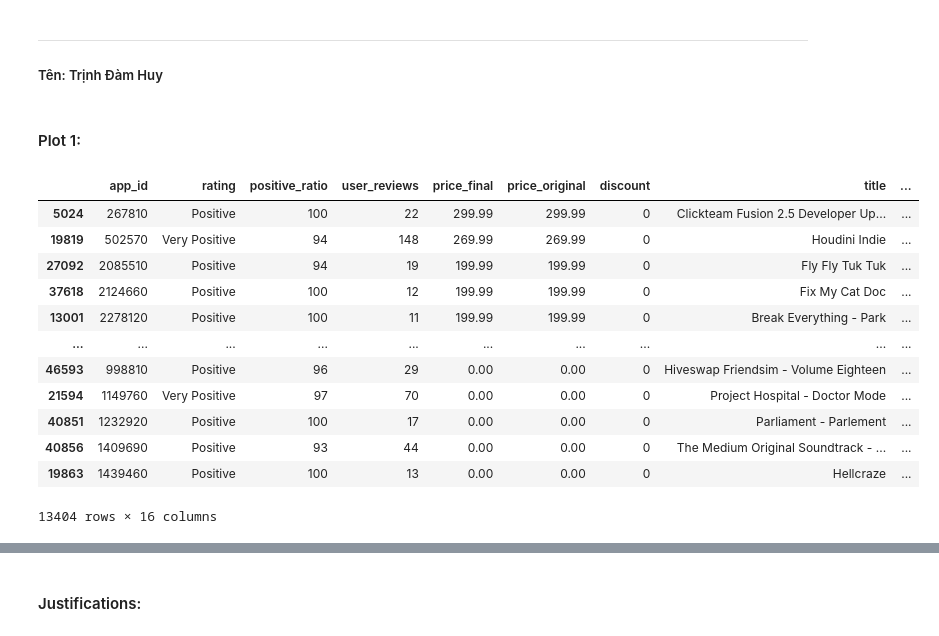
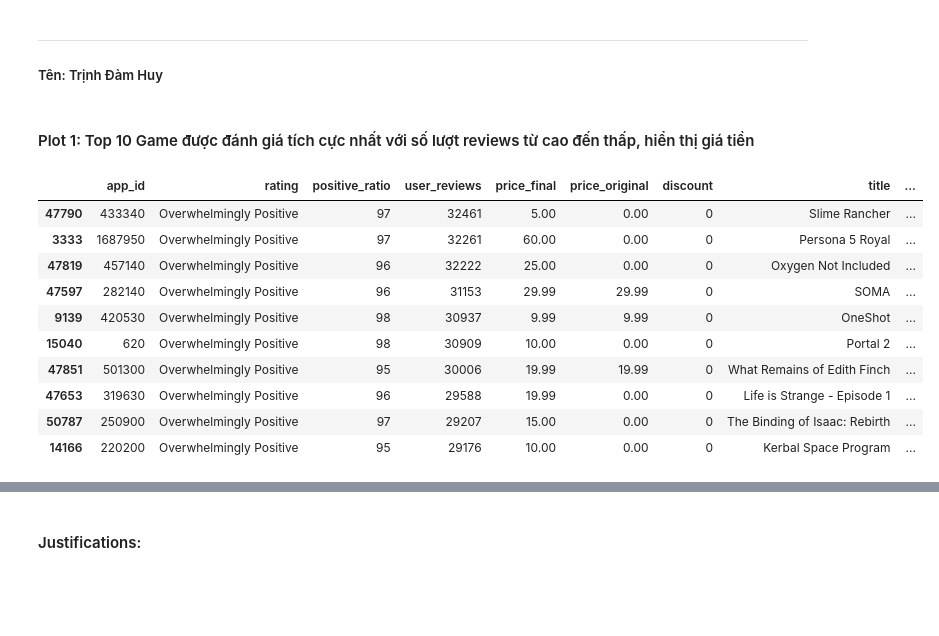
Before and after one commit to ThxgHntr/steam-games-data-analysis, a Jupyter notebook: final_project.ipynb, the cells around one changed output, grey strips where cells are left out. Drawn from its saved outputs; the diff is of its cells as text; code cells hidden in the pictures; blank space fills up the shorter version.

Commit message:
update plot 1&2

```diff
--- a/final_project.ipynb
+++ b/final_project.ipynb
@@ -452,22 +452,21 @@ df_merge_2.to_csv('games.csv', index=False)
 # %% [markdown]
 ---
 ##### Tên: Trịnh Đàm Huy
-# %% [markdown]
-#### Plot 1:
+# %% [markdown]
+#### Plot 1: Top 10 Game được đánh giá tích cực nhất với số lượt reviews từ cao đến thấp, hiển thị giá tiền
 # %%
-# Thống kê các game được đánh giá tích cực với mức giá từ cao đến thấp
-df_merge_2[df_merge_2['positive_ratio'] > 90].sort_values(by='price_final', ascending=False)
+# Top 10 Game được đánh giá tích cực nhất với số lượt user_reviews từ cao đến thấp
+top_10 = df_merge_2[df_merge_2['rating'] == 'Overwhelmingly Positive'].sort_values('user_reviews', ascending=False).head(10)
+top_10
 # %% [output]
 |  | app_id | rating | positive_ratio | user_reviews | price_final | price_original | discount | title | ... |
-| 5024 | 267810 | Positive | 100 | 22 | 299.99 | 299.99 | 0 | Clickteam Fusion 2.5 Developer Up... | ... |
-| 19819 | 502570 | Very Positive | 94 | 148 | 269.99 | 269.99 | 0 | Houdini Indie | ... |
-| 27092 | 2085510 | Positive | 94 | 19 | 199.99 | 199.99 | 0 | Fly Fly Tuk Tuk | ... |
-| 37618 | 2124660 | Positive | 100 | 12 | 199.99 | 199.99 | 0 | Fix My Cat Doc | ... |
-| 13001 | 2278120 | Positive | 100 | 11 | 199.99 | 199.99 | 0 | Break Everything - Park | ... |
-| ... | ... | ... | ... | ... | ... | ... | ... | ... | ... |
-| 46593 | 998810 | Positive | 96 | 29 | 0.00 | 0.00 | 0 | Hiveswap Friendsim - Volume Eighteen | ... |
-| 21594 | 1149760 | Very Positive | 97 | 70 | 0.00 | 0.00 | 0 | Project Hospital - Doctor Mode | ... |
-| 40851 | 1232920 | Positive | 100 | 17 | 0.00 | 0.00 | 0 | Parliament - Parlement | ... |
-| 40856 | 1409690 | Positive | 93 | 44 | 0.00 | 0.00 | 0 | The Medium Original Soundtrack - ... | ... |
-| 19863 | 1439460 | Positive | 100 | 13 | 0.00 | 0.00 | 0 | Hellcraze | ... |
+| 47790 | 433340 | Overwhelmingly Positive | 97 | 32461 | 5.00 | 0.00 | 0 | Slime Rancher | ... |
+| 3333 | 1687950 | Overwhelmingly Positive | 97 | 32261 | 60.00 | 0.00 | 0 | Persona 5 Royal | ... |
+| 47819 | 457140 | Overwhelmingly Positive | 96 | 32222 | 25.00 | 0.00 | 0 | Oxygen Not Included | ... |
+| 47597 | 282140 | Overwhelmingly Positive | 96 | 31153 | 29.99 | 29.99 | 0 | SOMA | ... |
+| 9139 | 420530 | Overwhelmingly Positive | 98 | 30937 | 9.99 | 9.99 | 0 | OneShot | ... |
+| 15040 | 620 | Overwhelmingly Positive | 98 | 30909 | 10.00 | 0.00 | 0 | Portal 2 | ... |
+| 47851 | 501300 | Overwhelmingly Positive | 95 | 30006 | 19.99 | 19.99 | 0 | What Remains of Edith Finch | ... |
+| 47653 | 319630 | Overwhelmingly Positive | 96 | 29588 | 19.99 | 0.00 | 0 | Life is Strange - Episode 1 | ... |
+| 50787 | 250900 | Overwhelmingly Positive | 97 | 29207 | 15.00 | 0.00 | 0 | The Binding of Isaac: Rebirth | ... |
+| 14166 | 220200 | Overwhelmingly Positive | 95 | 29176 | 10.00 | 0.00 | 0 | Kerbal Space Program | ... |
-13404 rows × 16 columns
```
Also changed, not shown: parts of 11 cells of this notebook.
